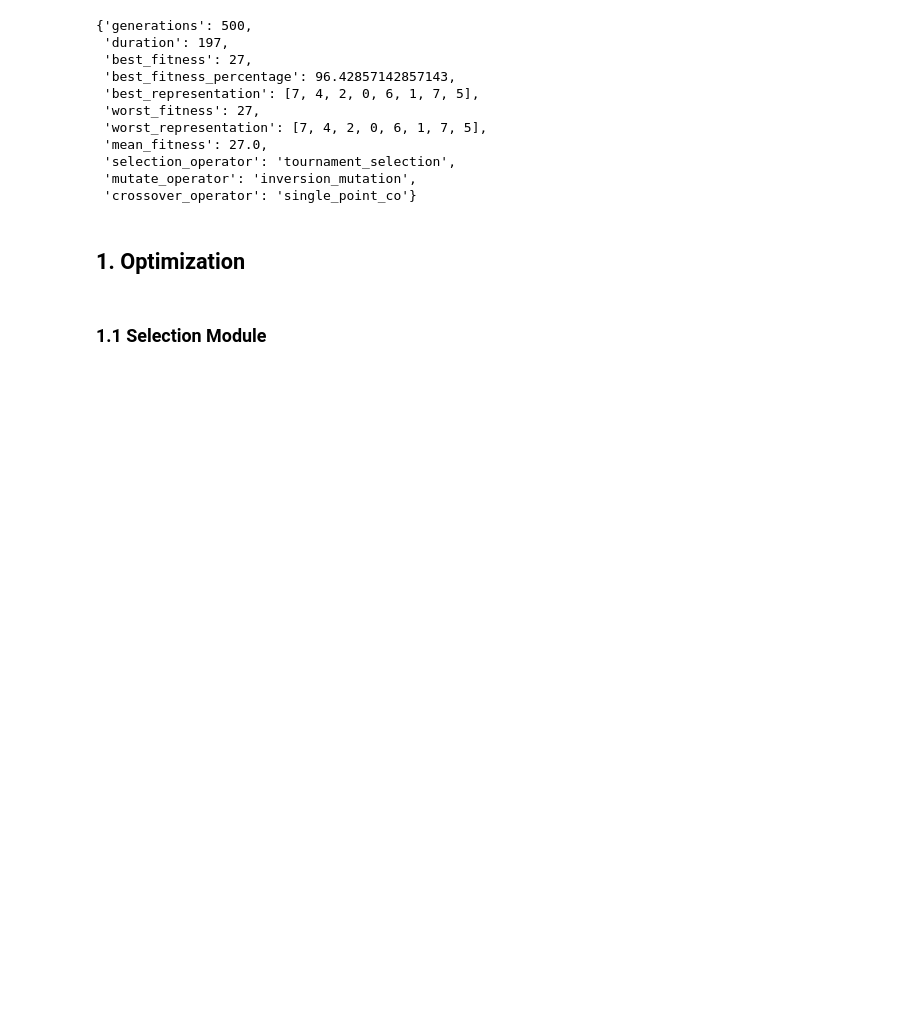
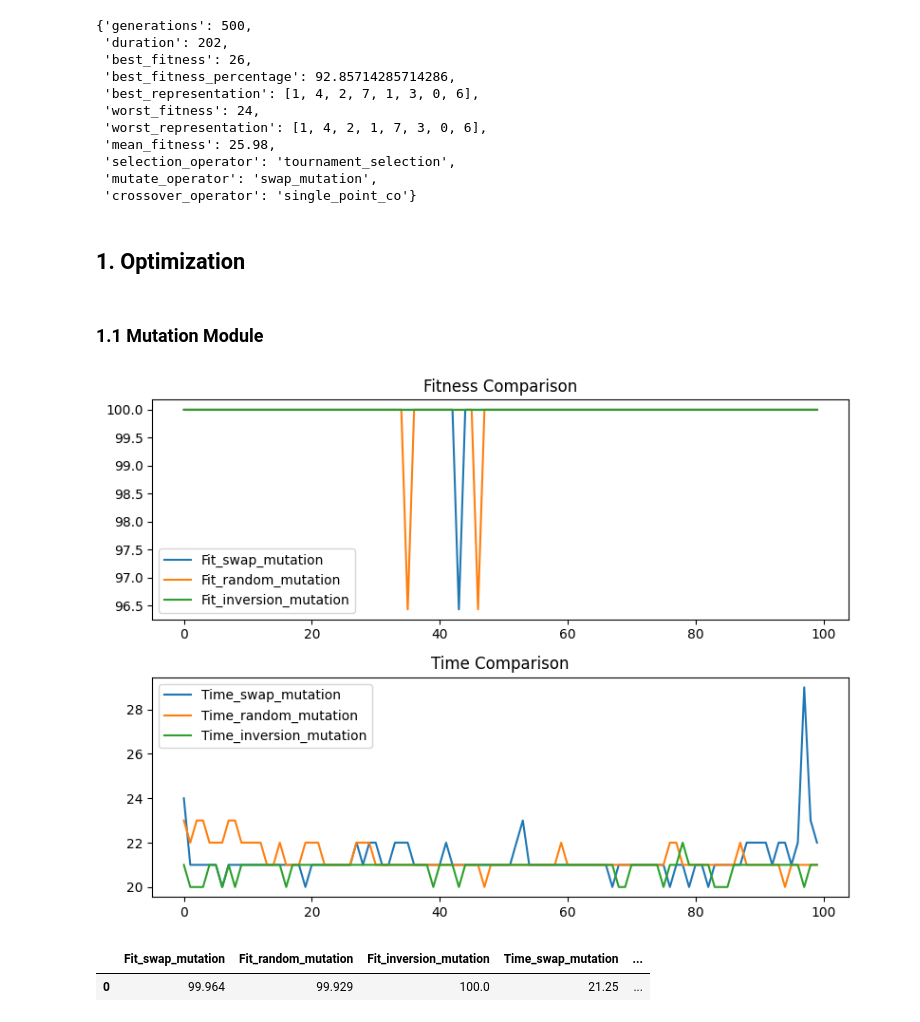
Before and after one commit to NassarX/nqueens-optimization, a Jupyter notebook: app/test.ipynb, the cells around one changed output. Saved outputs shown, nothing was run; the diff lists cells and outputs as text; code cells hidden in the pictures; blank space fills up the shorter version.

```diff
--- a/app/test.ipynb
+++ b/app/test.ipynb
@@ -19,8 +20,8 @@ from app.nqueens import NQueensGeneticAlgorithm
 # %%
 def genetic_algorithm(
                     n = 8,
-                    pop = 200,
-                    gen = 200,
+                    pop = 100,
+                    gen = 50,
                     mut_perc = .05,
                     cross_perc = 0.75,
                     mut='swap_mutation',
@@ -48,22 +49,22 @@ ga = genetic_algorithm(
                                             gen = 500,
                                             mut_perc = .02,
                                             cross_perc = .8,
-                                            mut = "inversion_mutation",
+                                            mut = "swap_mutation",
                                             cross = "single_cross",
                                             select = "tournament_selection"
                                             )
 ga
 # %% [output]
 {'generations': 500,
- 'duration': 197,
- 'best_fitness': 27,
- 'best_fitness_percentage': 96.42857142857143,
- 'best_representation': [7, 4, 2, 0, 6, 1, 7, 5],
- 'worst_fitness': 27,
- 'worst_representation': [7, 4, 2, 0, 6, 1, 7, 5],
- 'mean_fitness': 27.0,
+ 'duration': 202,
+ 'best_fitness': 26,
+ 'best_fitness_percentage': 92.85714285714286,
+ 'best_representation': [1, 4, 2, 7, 1, 3, 0, 6],
+ 'worst_fitness': 24,
+ 'worst_representation': [1, 4, 2, 1, 7, 3, 0, 6],
+ 'mean_fitness': 25.98,
  'selection_operator': 'tournament_selection',
- 'mutate_operator': 'inversion_mutation',
+ 'mutate_operator': 'swap_mutation',
  'crossover_operator': 'single_point_co'}
 # %% [markdown]
 ## __1. Optimization__
@@ -116,13 +121,46 @@ def best_operators_search(parameter: str, values: list):
 # %% [markdown]
-### __1.1 Selection Module__
+### __1.1 Mutation Module__
 # %%
 # Define the range of values for each hyperparameter
 #xo = ['single_cross', 'cycle_cross', 'pmx', 'arithmetic_cross']
-select = ['tournament_selection', 'stochastic_universal_sampling']
-#mutation = ['swap_mutation', 'random_mutation', 'inversion_mutation']
+#select = ['tournament_selection', 'stochastic_universal_sampling']
+mutation = ['swap_mutation', 'random_mutation', 'inversion_mutation']
 #population = [100, 250, 500, 1000]
 #generations = [100, 250, 500]
 #cross_percentage = np.arange(0.8, 0.95, 0.05)
 #mut_percentage = np.arange(0.01, 0.06, 0.01)
 
-best_operators_search('select', select)
+param_list, df = best_operators_search('mut', mutation)
+# %%
+import matplotlib.pyplot as plt
+
+# Assuming you have a DataFrame named 'df' containing the data
+
+# Filter columns starting with "Fit_"
+fit_columns = [col for col in df.columns if col.startswith("Fit_")]
+
+# Filter columns starting with "Time_"
+time_columns = [col for col in df.columns if col.startswith("Time_")]
+
+# Create a subplot with two plots
+fig, axs = plt.subplots(2, 1, figsize=(8, 6))
+
+# Line plot for "Fit_" columns
+axs[0].set_title("Fitness Comparison")
+for col in fit_columns:
+    axs[0].plot(df[col], label=col)
+axs[0].legend()
+
+# Line plot for "Time_" columns
+axs[1].set_title("Time Comparison")
+for col in time_columns:
+    axs[1].plot(df[col], label=col)
+axs[1].legend()
+
+# Adjust spacing between subplots
+plt.tight_layout()
+
+# Show the plot
+plt.show()
+# %% [output]
+[figure, added]
@@ -128,0 +202,6 @@ best_operators_search('select', select)
+# %%
+df['const'] = 'const'
+df.groupby('const').mean().reset_index(drop=True).round(3)
+# %% [output]
+|  | Fit_swap_mutation | Fit_random_mutation | Fit_inversion_mutation | Time_swap_mutation | ... |
+| 0 | 99.964 | 99.929 | 100.0 | 21.25 | ... |
```
Also changed, not shown: parts of 3 cells of this notebook, 1 other file.
